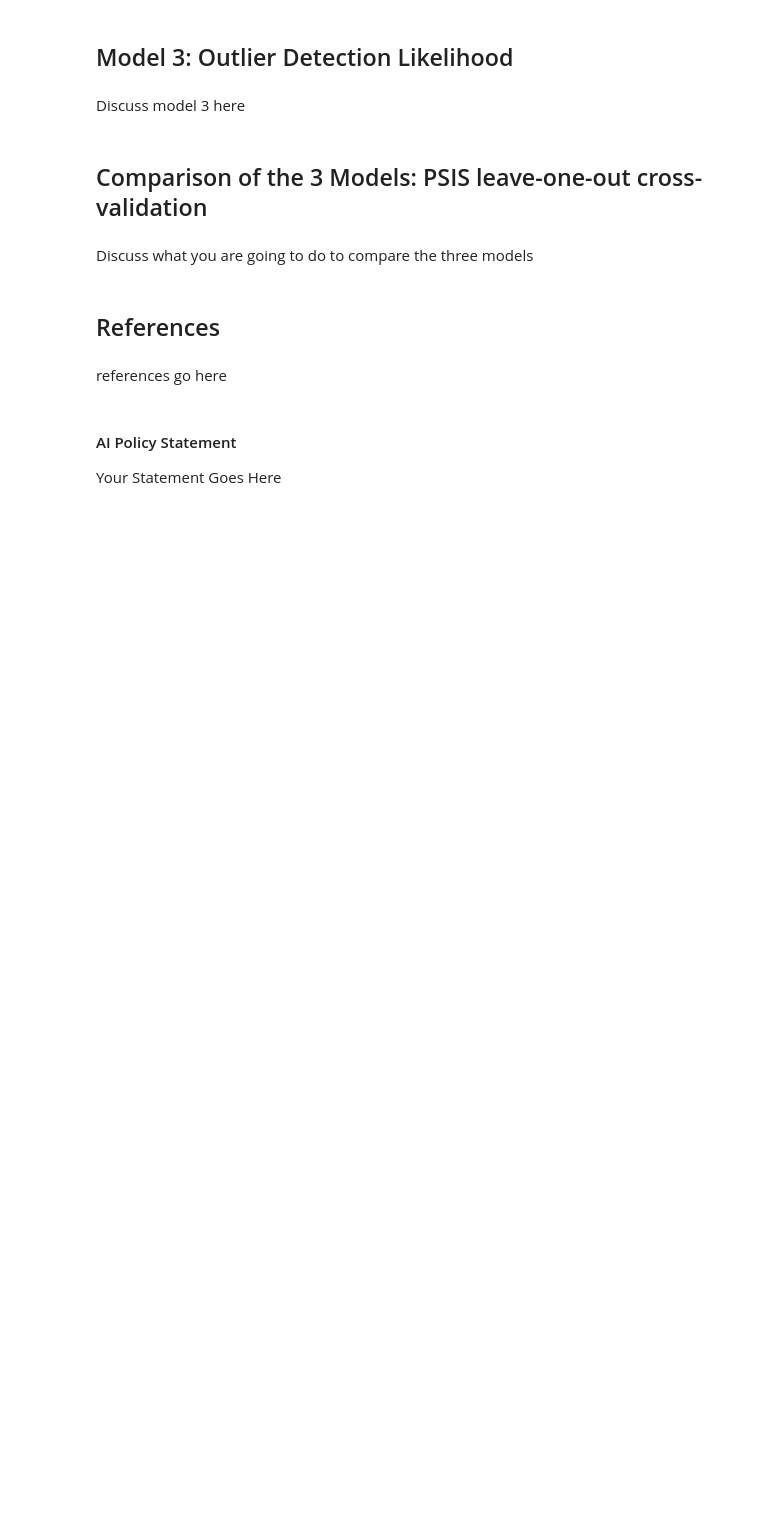
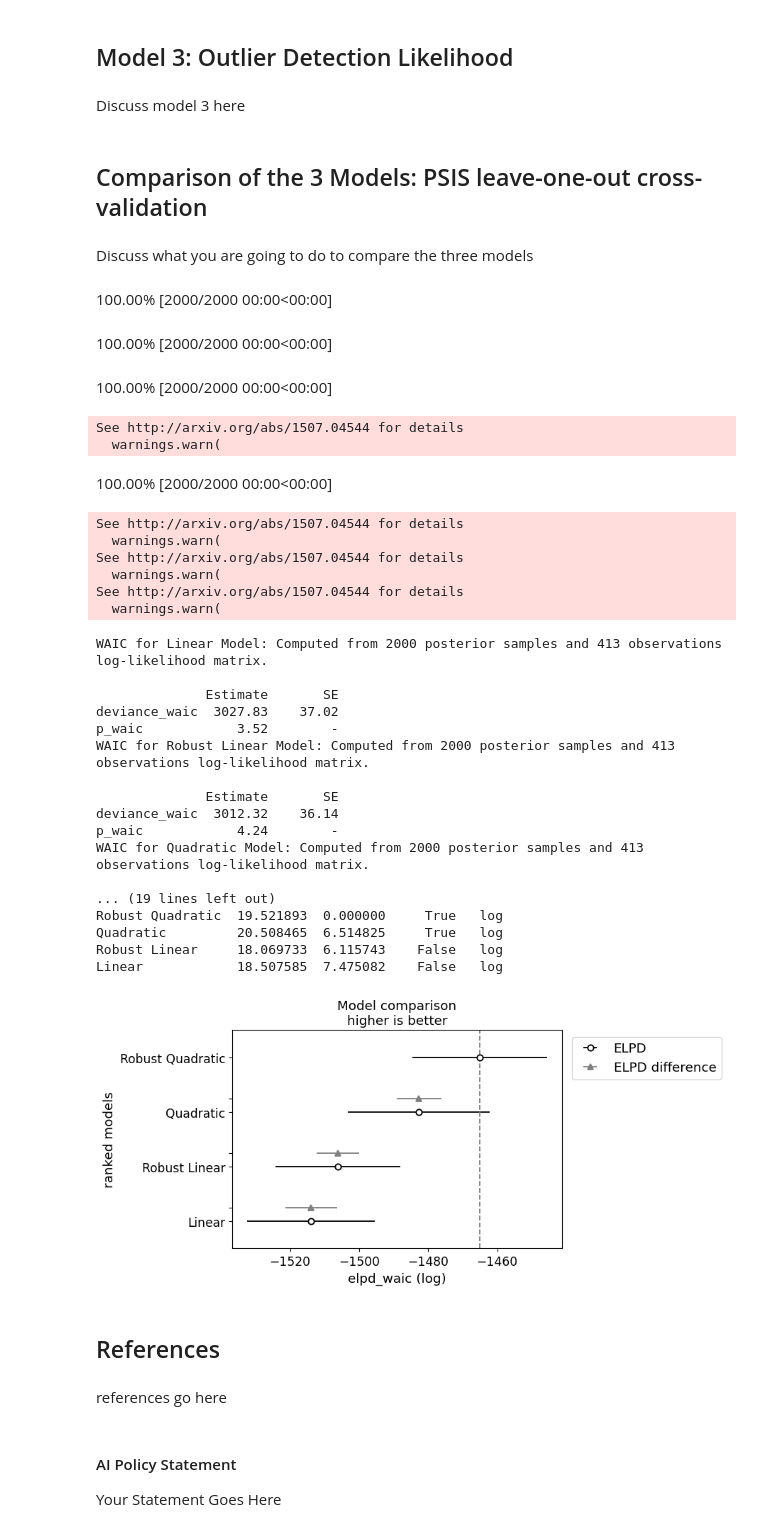
Before and after one commit to MacBeth-M/CS146-Project-1---Linear-Regression, a Jupyter notebook: CS146LinearRegression.ipynb, the cells around one changed output. Saved outputs shown, nothing was run; the diff lists cells and outputs as text; code cells hidden in the pictures; blank space fills up the shorter version.

```diff
--- a/CS146LinearRegression.ipynb
+++ b/CS146LinearRegression.ipynb
@@ -269,6 +363,77 @@ Discuss model 3 here
 ## Comparison of the 3 Models: PSIS leave-one-out cross-validation
 # %% [markdown]
 Discuss what you are going to do to compare the three models
+# %%
+# Compute log likelihood and WAIC for Linear Model
+with linear_model:
+    pm.compute_log_likelihood(linear_trace)
+waic_linear = az.waic(linear_trace, scale='deviance')
+
+# Compute log likelihood and WAIC for Robust Linear Model
+with robust_linear_model:
+    pm.compute_log_likelihood(robust_linear_trace)
+waic_robust_linear = az.waic(robust_linear_trace, scale='deviance')
+
+# Compute log likelihood and WAIC for Quadratic Model
+with quadratic_model:
+    pm.compute_log_likelihood(trace_quadratic)
+waic_quadratic = az.waic(trace_quadratic, scale='deviance')
+
+# Compute log likelihood and WAIC for Robust Quadratic Model
+with robust_quadratic_model:
+    pm.compute_log_likelihood(robust_quadratic_trace)
+waic_robust_quadratic = az.waic(robust_quadratic_trace, scale='deviance')
+
+# Print WAIC for each model
+print("WAIC for Linear Model:", waic_linear)
+print("WAIC for Robust Linear Model:", waic_robust_linear)
+print("WAIC for Quadratic Model:", waic_quadratic)
+print("WAIC for Robust Quadratic Model:", waic_robust_quadratic)
+
+# Compare the models using arviz.compare
+comparison = az.compare({
+    'Linear': linear_trace,
+    'Robust Linear': robust_linear_trace,
+    'Quadratic': trace_quadratic,
+    'Robust Quadratic': robust_quadratic_trace
+}, ic='waic')
+
+print(comparison)
+
+# Visualizing the comparison
+az.plot_compare(comparison)
+plt.show()
+# %% [output]
+100.00% [2000/2000 00:00<00:00]
+100.00% [2000/2000 00:00<00:00]
+100.00% [2000/2000 00:00<00:00]
+See http://arxiv.org/abs/1507.04544 for details
+  warnings.warn(
+100.00% [2000/2000 00:00<00:00]
+See http://arxiv.org/abs/1507.04544 for details
+  warnings.warn(
+See http://arxiv.org/abs/1507.04544 for details
+  warnings.warn(
+See http://arxiv.org/abs/1507.04544 for details
+  warnings.warn(
+WAIC for Linear Model: Computed from 2000 posterior samples and 413 observations log-likelihood matrix.
+
+              Estimate       SE
+deviance_waic  3027.83    37.02
+p_waic            3.52        -
+WAIC for Robust Linear Model: Computed from 2000 posterior samples and 413 observations log-likelihood matrix.
+
+              Estimate       SE
+deviance_waic  3012.32    36.14
+p_waic            4.24        -
+WAIC for Quadratic Model: Computed from 2000 posterior samples and 413 observations log-likelihood matrix.
+
+... (19 lines left out)
+Robust Quadratic  19.521893  0.000000     True   log
+Quadratic         20.508465  6.514825     True   log
+Robust Linear     18.069733  6.115743    False   log
+Linear            18.507585  7.475082    False   log
+[figure, added]
 # %% [markdown]
 ## References
 # %% [markdown]
```
Also changed, not shown: parts of 11 cells of this notebook.
